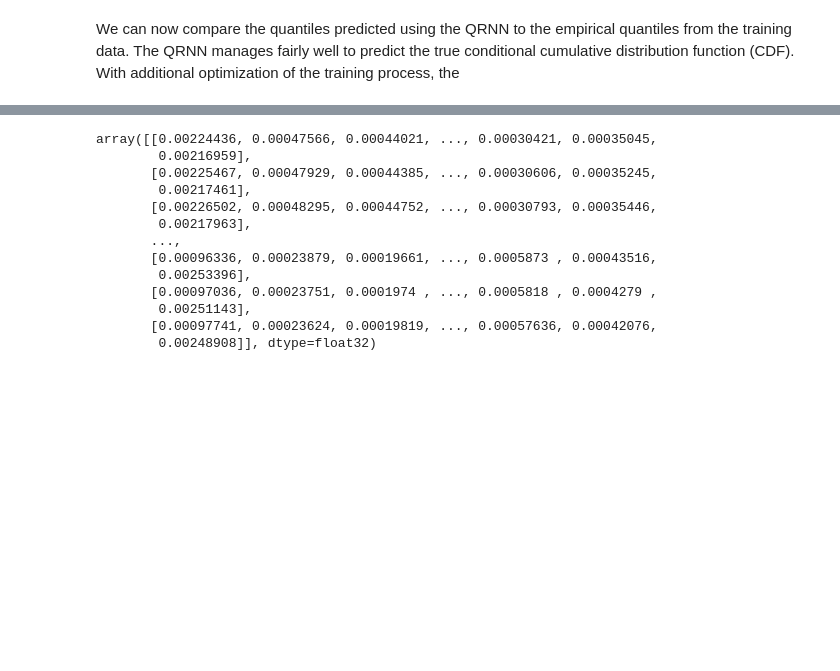
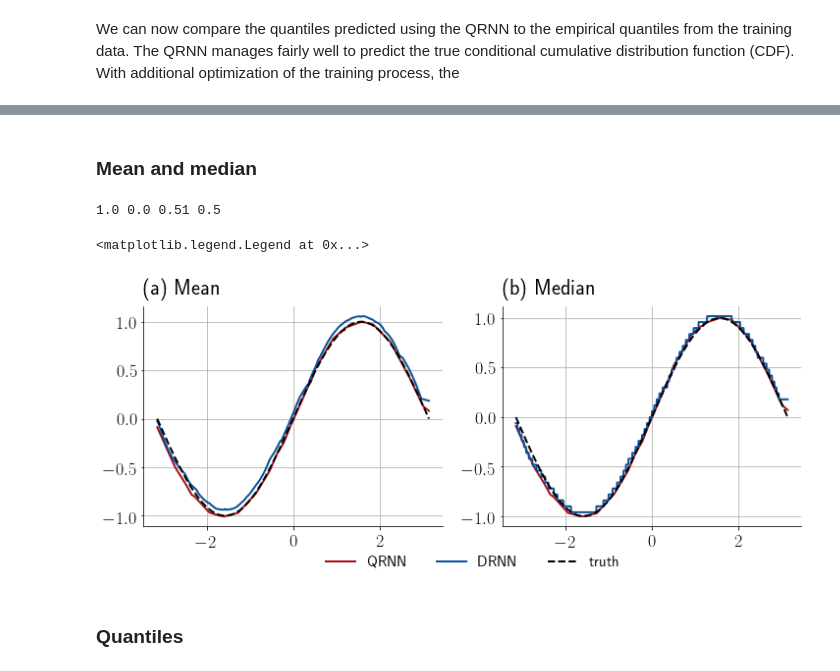
Before and after one commit to simonpf/quantnn, a Jupyter notebook: notebooks/simple_example.ipynb, the cells around one changed output, grey strips where cells are left out. Drawn from its saved outputs; the diff is of its cells as text; code cells hidden in the pictures; blank space fills up the shorter version.

```diff
--- a/notebooks/simple_example.ipynb
+++ b/notebooks/simple_example.ipynb
@@ -61,8 +61,8 @@ qrnn = q.QRNN(quantiles, input_dimensions=1, model=model)
 # %% [markdown]
 Finally, we train the neural network on the training data. Here, we use only a subset of the data, in order to speed up the training process. We restart the training three times while lowering the learning rate, which leads to more accurate predicted quantiles.
 # %%
-training_data = (x[::10].reshape(-1, 1), y[::10].reshape(-1, 1))
-qrnn.train(training_data=training_data,
-           n_epochs=15)
+training_data = (x[::5].reshape(-1, 1), y[::5].reshape(-1, 1))
+results = qrnn.train(training_data=training_data,
+                     n_epochs=15)
 # %% [output]
 <quantnn.models.pytorch.common.QuantileLoss object at 0x...>
@@ -176,2 +211,3 @@ Epoch 9 / 10: Batch 2455 / 3906, Training error: 3.562
 # %%
-y_pred = drnn.predict(x_val.reshape(-1, 1))
+y_pred_qrnn = qrnn.predict(x_val.reshape(-1, 1))
+y_pred_drnn = drnn.predict(x_val.reshape(-1, 1))
@@ -216,16 +213,0 @@ RuntimeError: [enforce fail at inline_container.cc:145] . PytorchStreamReader fa
-# %%
-y_predkk
-# %% [output]
-array([[0.00224436, 0.00047566, 0.00044021, ..., 0.00030421, 0.00035045,
-        0.00216959],
-       [0.00225467, 0.00047929, 0.00044385, ..., 0.00030606, 0.00035245,
-        0.00217461],
-       [0.00226502, 0.00048295, 0.00044752, ..., 0.00030793, 0.00035446,
-        0.00217963],
-       ...,
-       [0.00096336, 0.00023879, 0.00019661, ..., 0.0005873 , 0.00043516,
-        0.00253396],
-       [0.00097036, 0.00023751, 0.0001974 , ..., 0.0005818 , 0.0004279 ,
-        0.00251143],
-       [0.00097741, 0.00023624, 0.00019819, ..., 0.00057636, 0.00042076,
-        0.00248908]], dtype=float32)
@@ -235,0 +214,38 @@ softmax?
+# %% [markdown]
+### Mean and median
+# %%
+import quantnn.quantiles as qq
+import quantnn.density as qd
+
+qrnn_mean = qq.posterior_mean(y_pred_qrnn, qrnn.quantiles)
+drnn_mean = qd.posterior_mean(y_pred_drnn, drnn.bins)
+qrnn_median = qq.posterior_median(y_pred_qrnn, qrnn.quantiles)
+drnn_median = qd.posterior_median(y_pred_drnn, drnn.bins)
+# %% [output]
+1.0 0.0 0.51 0.5
+# %%
+gs = GridSpec(2, 2, height_ratios=[1.0, 0.1])
+f, axs = plt.subplots(1, 2, figsize=(12, 5))
+y_mean = np.sin(x_val)
+
+ax = plt.subplot(gs[0, 0])
+ax.plot(x_val, qrnn_mean)
+ax.plot(x_val, drnn_mean)
+ax.plot(x_val, y_mean, c="k", ls="--", label="Truth")
+ax.set_title("(a) Mean", loc="left")
+
+ax = plt.subplot(gs[0, 1])
+handles = []
+handles += ax.plot(x_val, qrnn_median)
+handles += ax.plot(x_val, drnn_median)
+handles += ax.plot(x_val, y_mean, c="k", ls="--", label="Truth")
+ax.set_title("(b) Median", loc="left")
+
+ax = plt.subplot(gs[1, :])
+ax.set_axis_off()
+ax.legend(handles=handles, labels=["QRNN", "DRNN", "truth"], ncol=3, loc="center")
+# %% [output]
+<matplotlib.legend.Legend at 0x...>
+[figure, added]
+# %% [markdown]
+### Quantiles
```
Also changed, not shown: parts of 24 cells of this notebook, 3 other files.
